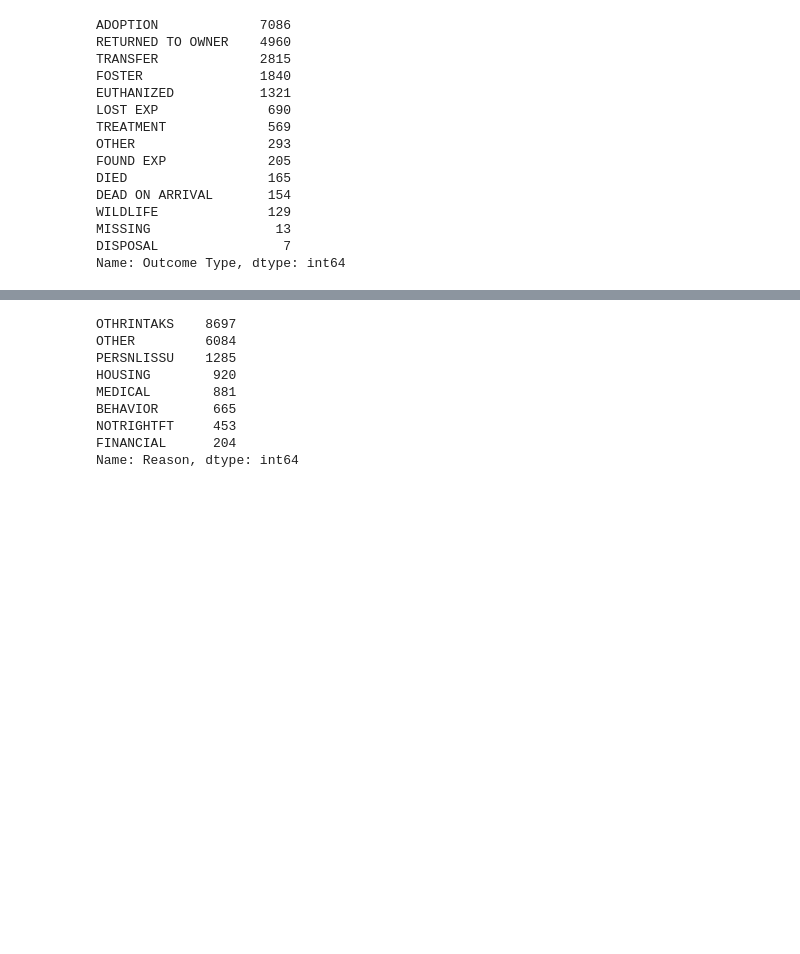
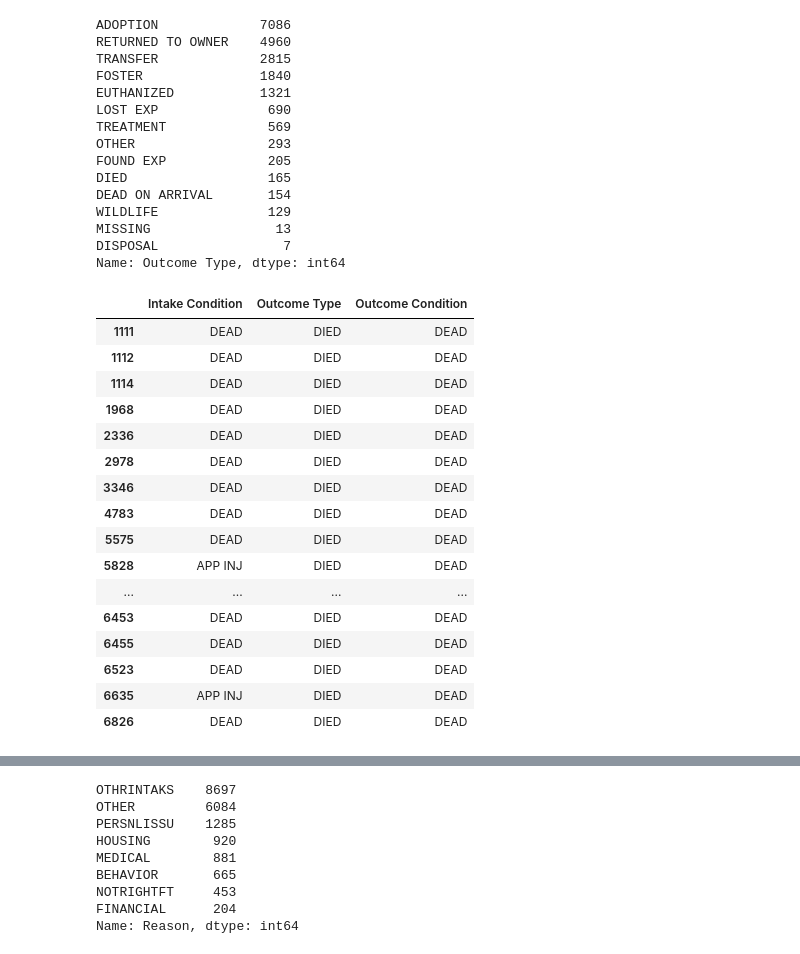
Before and after one commit to cwong690/Dallas-Paws, a Jupyter notebook: dallas_animals.ipynb, the cells around one changed output, grey strips where cells are left out. Saved outputs shown, nothing was run; the diff lists cells and outputs as text; code cells hidden in the pictures; blank space fills up the shorter version.

```diff
--- a/dallas_animals.ipynb
+++ b/dallas_animals.ipynb
@@ -187,3 +254,23 @@ WILDLIFE              129
 MISSING                13
 DISPOSAL                7
 Name: Outcome Type, dtype: int64
+# %%
+dallas[(dallas['Outcome Condition'] == 'DEAD') & (dallas['Outcome Type'] == 'DIED')][['Intake Condition','Outcome Type','Outcome Condition']].head(20)
+# %% [output]
+|  | Intake Condition | Outcome Type | Outcome Condition |
+| 1111 | DEAD | DIED | DEAD |
+| 1112 | DEAD | DIED | DEAD |
+| 1114 | DEAD | DIED | DEAD |
+| 1968 | DEAD | DIED | DEAD |
+| 2336 | DEAD | DIED | DEAD |
+| 2978 | DEAD | DIED | DEAD |
+| 3346 | DEAD | DIED | DEAD |
+| 4783 | DEAD | DIED | DEAD |
+| 5575 | DEAD | DIED | DEAD |
+| 5828 | APP INJ | DIED | DEAD |
+| ... | ... | ... | ... |
+| 6453 | DEAD | DIED | DEAD |
+| 6455 | DEAD | DIED | DEAD |
+| 6523 | DEAD | DIED | DEAD |
+| 6635 | APP INJ | DIED | DEAD |
+| 6826 | DEAD | DIED | DEAD |
```
Also changed, not shown: parts of 18 cells of this notebook.
